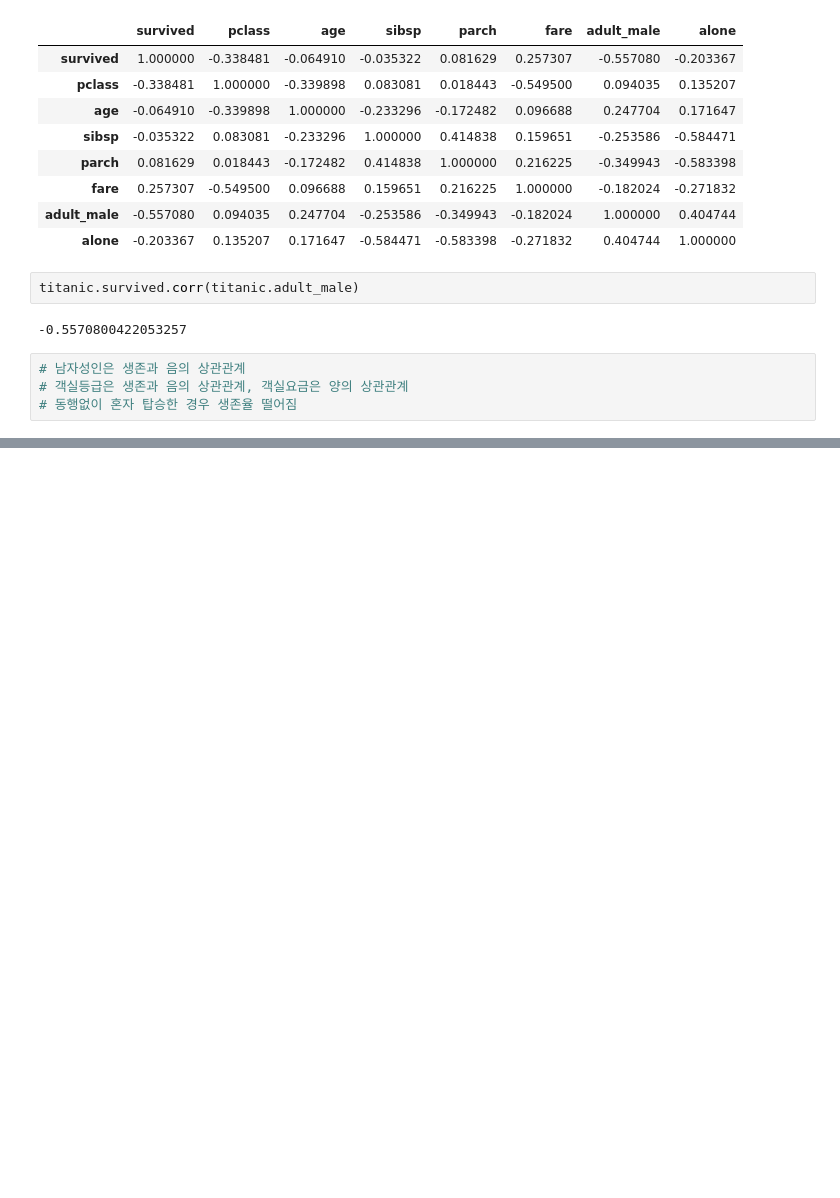
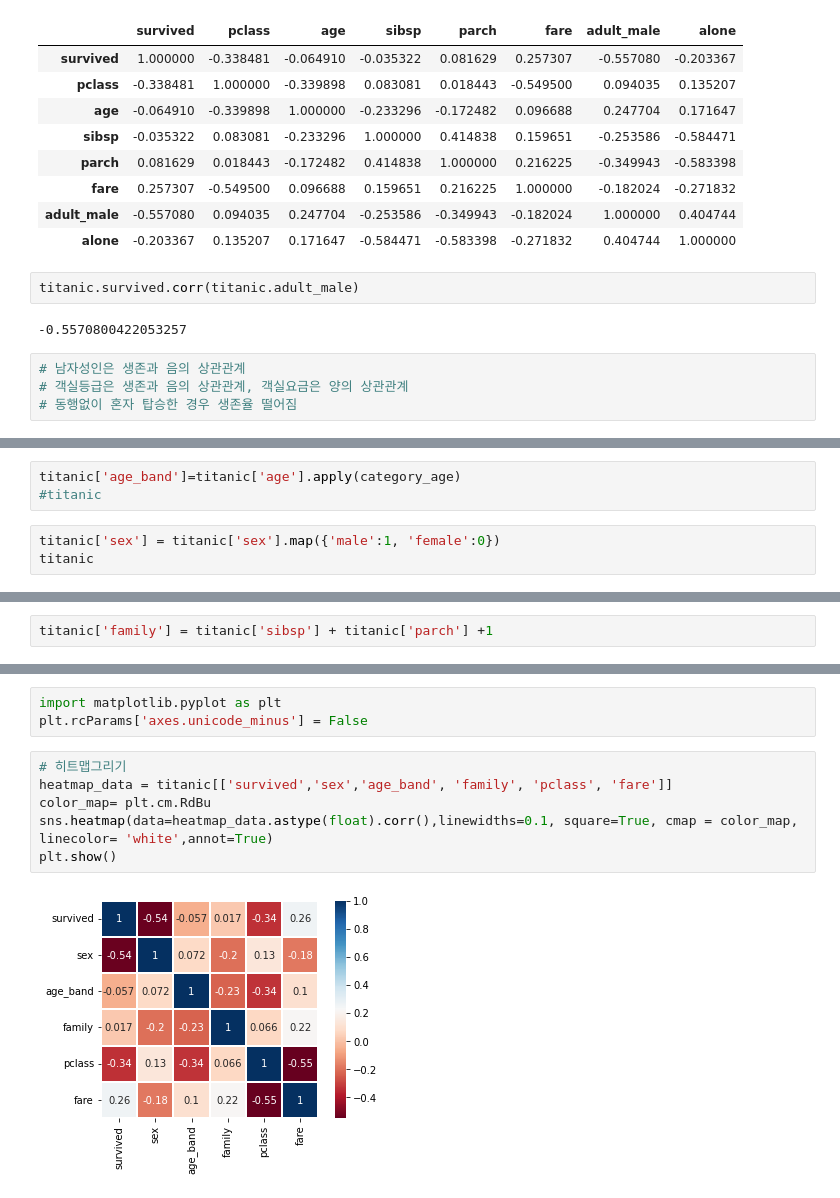
Before and after one commit to Jeonseulah/StudyBigData, a Jupyter notebook: day04/titanic_survival_anaylisis.ipynb, the cells around one changed output, grey strips where cells are left out. Saved outputs shown, nothing was run; the diff lists cells and outputs as text; blank space fills up the shorter version.

```diff
--- a/day04/titanic_survival_anaylisis.ipynb
+++ b/day04/titanic_survival_anaylisis.ipynb
@@ -254,0 +298,6 @@ plt.show()
+# %%
+titanic['age_band']=titanic['age'].apply(category_age)
+#titanic
+# %%
+titanic['sex'] = titanic['sex'].map({'male':1, 'female':0})
+titanic
@@ -254,0 +318,2 @@ plt.show()
+# %%
+titanic['family'] = titanic['sibsp'] + titanic['parch'] +1
@@ -254,0 +353,11 @@ plt.show()
+# %%
+import matplotlib.pyplot as plt
+plt.rcParams['axes.unicode_minus'] = False
+# %%
+# 히트맵그리기
+heatmap_data = titanic[['survived','sex','age_band', 'family', 'pclass', 'fare']]
+color_map= plt.cm.RdBu
+sns.heatmap(data=heatmap_data.astype(float).corr(),linewidths=0.1, square=True, cmap = color_map, linecolor= 'white',annot=True)
+plt.show()
+# %% [output]
+[figure, added]
```
Also changed, not shown: parts of 11 cells of this notebook, 17 other files.
